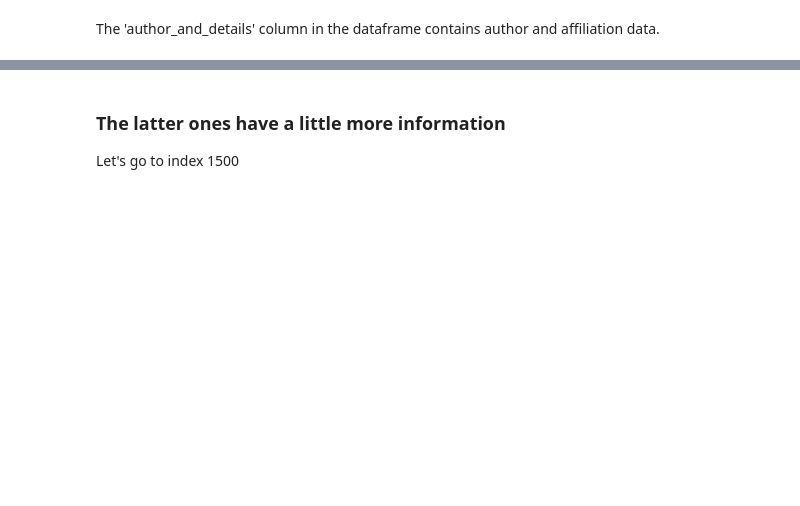
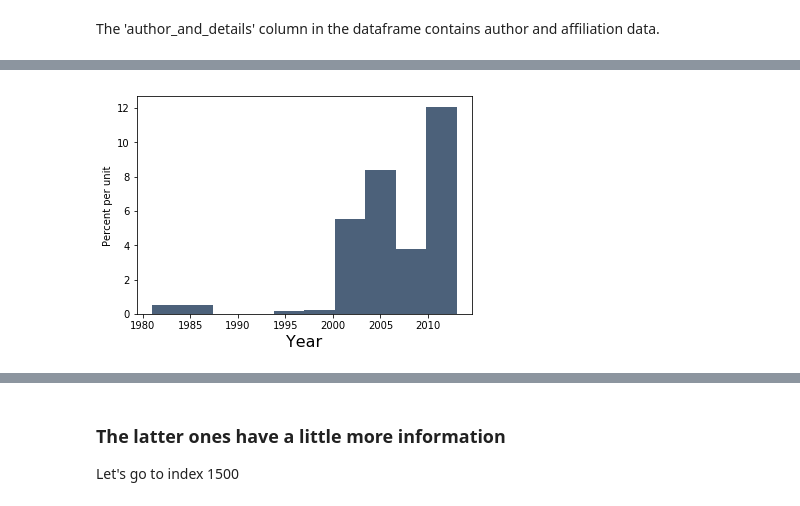
Before and after one commit to rdgao/WH2CogSci, a Jupyter notebook: parsing/parsing_JCogSci.ipynb, the cells around one changed output, grey strips where cells are left out. Saved outputs shown, nothing was run; the diff lists cells and outputs as text; code cells hidden in the pictures; blank space fills up the shorter version.

```diff
--- a/parsing/parsing_JCogSci.ipynb
+++ b/parsing/parsing_JCogSci.ipynb
@@ -226,0 +288,6 @@ print(results2.where("aff", are.equal_to("Other")).num_rows)
+# %%
+# Artificial Intelligence
+inter = results2.where("aff", are.equal_to("Psychology"))
+inter.hist("Year")
+# %% [output]
+[figure, added]
```
Also changed, not shown: parts of 16 cells of this notebook, 1 other file.
